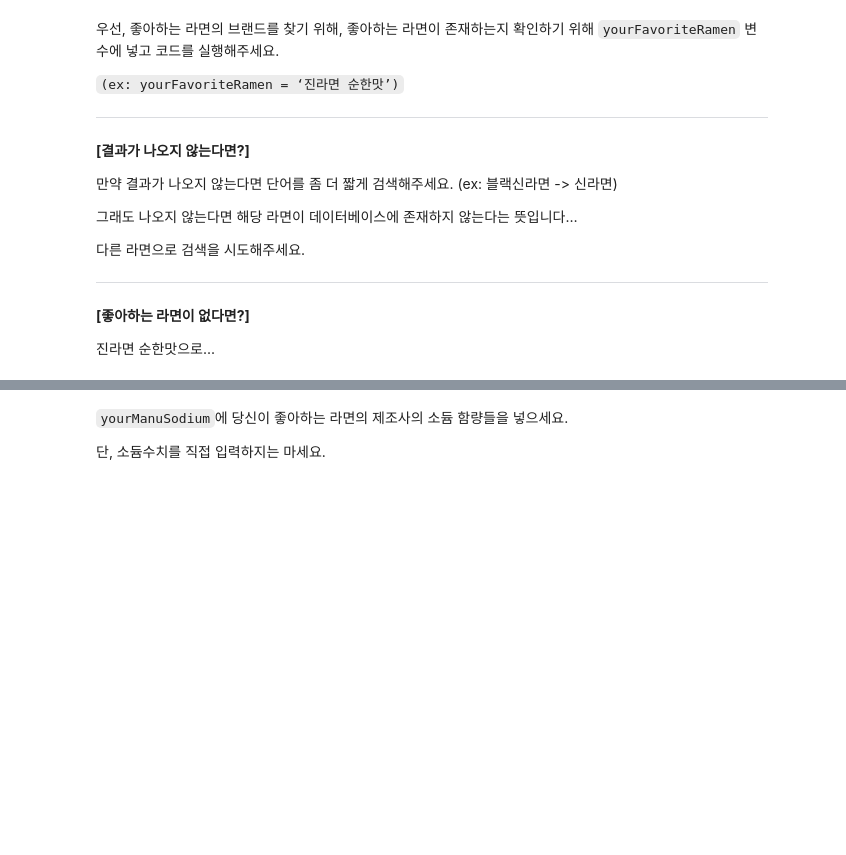
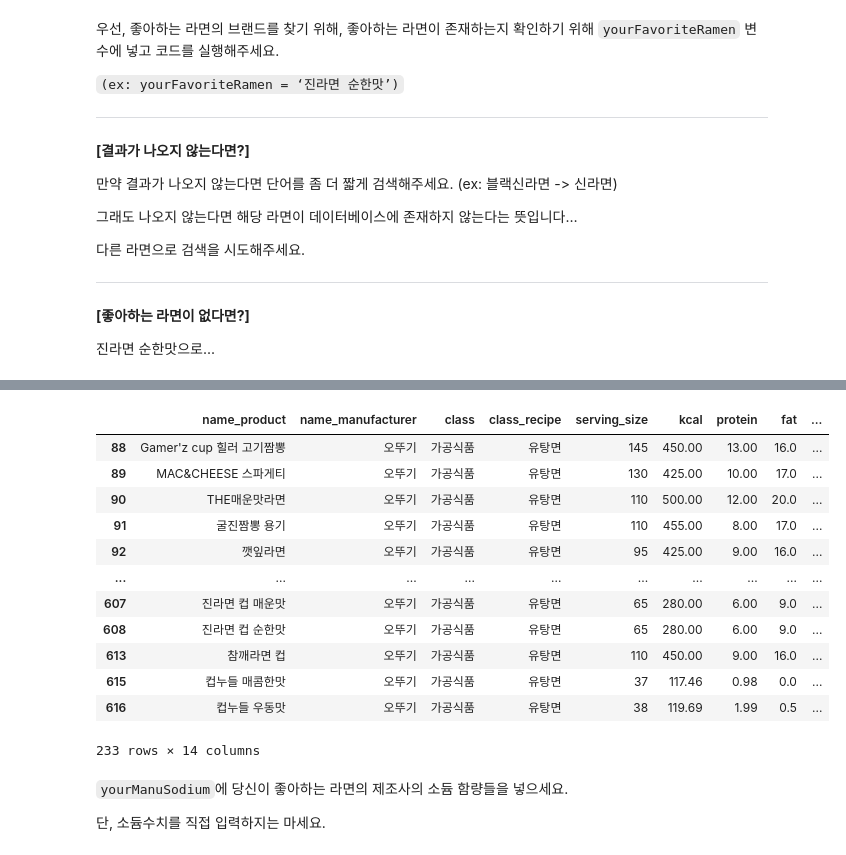
Before and after one commit to hiroyoshifuruno/DAP__2022, a Jupyter notebook: lecture3.ipynb, the cells around one changed output, grey strips where cells are left out. Drawn from its saved outputs; the diff is of its cells as text; code cells hidden in the pictures; blank space fills up the shorter version.

```diff
--- a/lecture3.ipynb
+++ b/lecture3.ipynb
@@ -517,3 +514,19 @@ df[df['name_product'].str.contains(yourFavoriteRamen)]
+# %%
+df[ df["name_manufacturer"] == "오뚜기" ]
+# %% [output]
+|  | name_product | name_manufacturer | class | class_recipe | serving_size | kcal | protein | fat | ... |
+| 88 | Gamer'z cup 힐러 고기짬뽕 | 오뚜기 | 가공식품 | 유탕면 | 145 | 450.00 | 13.00 | 16.0 | ... |
+| 89 | MAC&CHEESE 스파게티 | 오뚜기 | 가공식품 | 유탕면 | 130 | 425.00 | 10.00 | 17.0 | ... |
+| 90 | THE매운맛라면 | 오뚜기 | 가공식품 | 유탕면 | 110 | 500.00 | 12.00 | 20.0 | ... |
+| 91 | 굴진짬뽕 용기 | 오뚜기 | 가공식품 | 유탕면 | 110 | 455.00 | 8.00 | 17.0 | ... |
+| 92 | 깻잎라면 | 오뚜기 | 가공식품 | 유탕면 | 95 | 425.00 | 9.00 | 16.0 | ... |
+| ... | ... | ... | ... | ... | ... | ... | ... | ... | ... |
+| 607 | 진라면 컵 매운맛 | 오뚜기 | 가공식품 | 유탕면 | 65 | 280.00 | 6.00 | 9.0 | ... |
+| 608 | 진라면 컵 순한맛 | 오뚜기 | 가공식품 | 유탕면 | 65 | 280.00 | 6.00 | 9.0 | ... |
+| 613 | 참깨라면 컵 | 오뚜기 | 가공식품 | 유탕면 | 110 | 450.00 | 9.00 | 16.0 | ... |
+| 615 | 컵누들 매콤한맛 | 오뚜기 | 가공식품 | 유탕면 | 37 | 117.46 | 0.98 | 0.0 | ... |
+| 616 | 컵누들 우동맛 | 오뚜기 | 가공식품 | 유탕면 | 38 | 119.69 | 1.99 | 0.5 | ... |
+233 rows × 14 columns
 # %% [markdown]
 `yourManuSodium`에 당신이 좋아하는 라면의 제조사의 소듐 함량들을 넣으세요.
 
```
Also changed, not shown: parts of 1 cell of this notebook.
